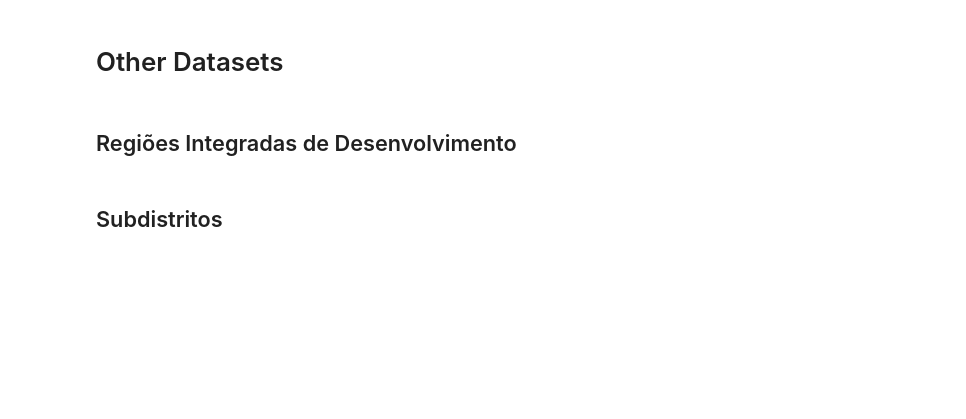
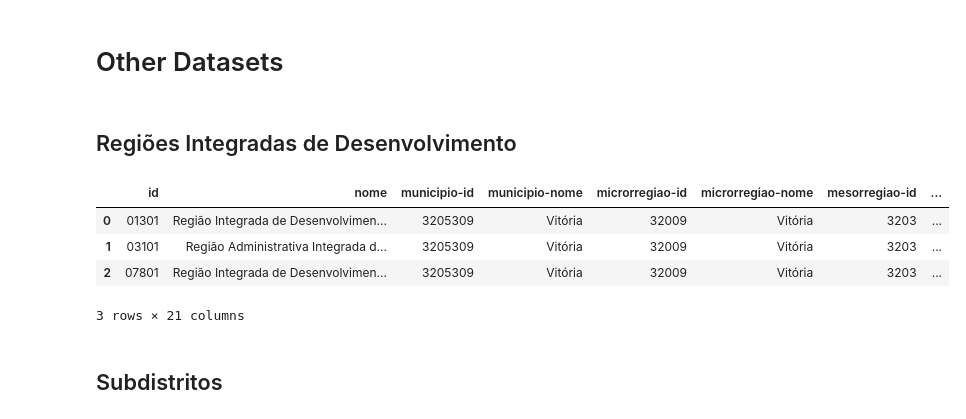
Before and after one commit to GDevigili/TCC-IBGE, a Jupyter notebook: src/datasets/localidades.ipynb, the cells around one changed output. Saved outputs shown, nothing was run; the diff lists cells and outputs as text; code cells hidden in the pictures; blank space fills up the shorter version.

```diff
--- a/src/datasets/localidades.ipynb
+++ b/src/datasets/localidades.ipynb
@@ -246,6 +246,15 @@ Existem 5568 municípios + 2 distritos (federal e Fernando de Noronha) que comp
 ## Regiões Integradas de Desenvolvimento
 # %%
 url = 'https://servicodados.ibge.gov.br/api/v1/localidades/regioes-integradas-de-desenvolvimento'
+# %%
+df_regioes_desenv = make_df(get_request_json(url))
+df_regioes_desenv
+# %% [output]
+|  | id | nome | municipio-id | municipio-nome | microrregiao-id | microrregiao-nome | mesorregiao-id | ... |
+| 0 | 01301 | Região Integrada de Desenvolvimen... | 3205309 | Vitória | 32009 | Vitória | 3203 | ... |
+| 1 | 03101 | Região Administrativa Integrada d... | 3205309 | Vitória | 32009 | Vitória | 3203 | ... |
+| 2 | 07801 | Região Integrada de Desenvolvimen... | 3205309 | Vitória | 32009 | Vitória | 3203 | ... |
+3 rows × 21 columns
 # %% [markdown]
 ## Subdistritos
 # %%
```
Also changed, not shown: parts of 4 cells of this notebook, 1 other file.
